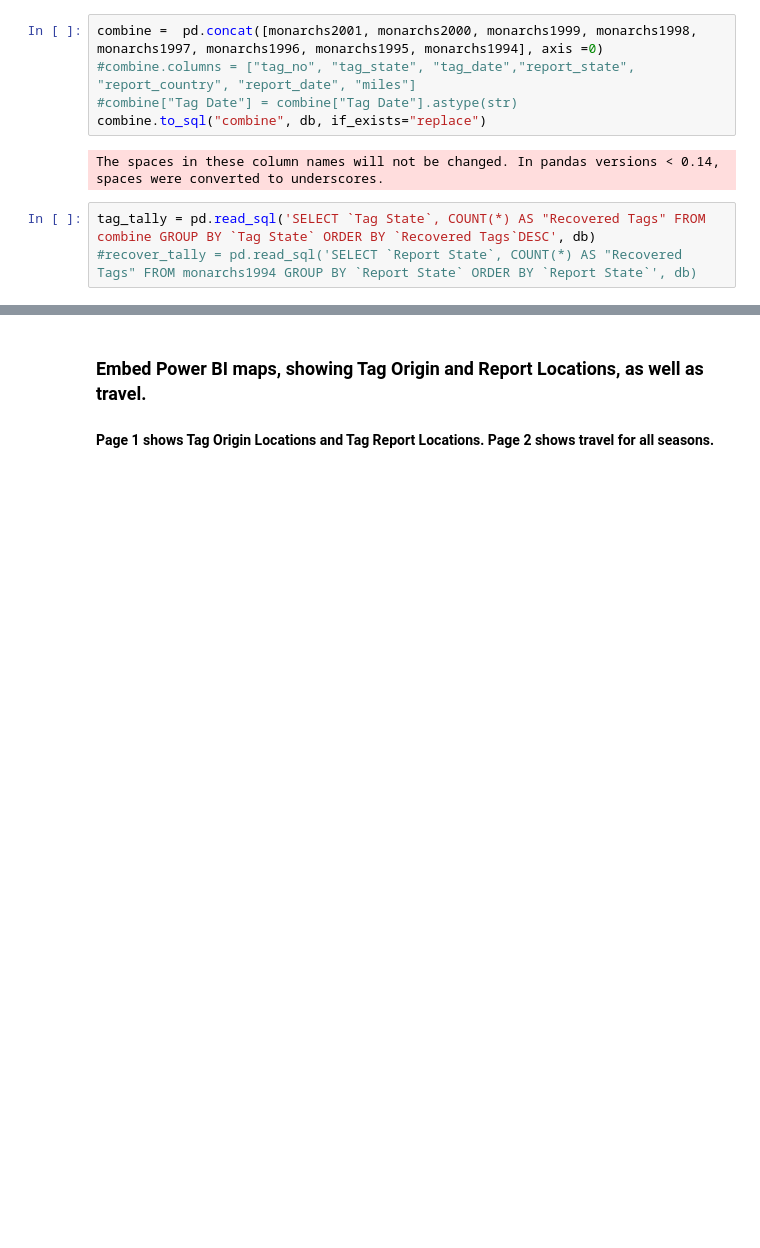
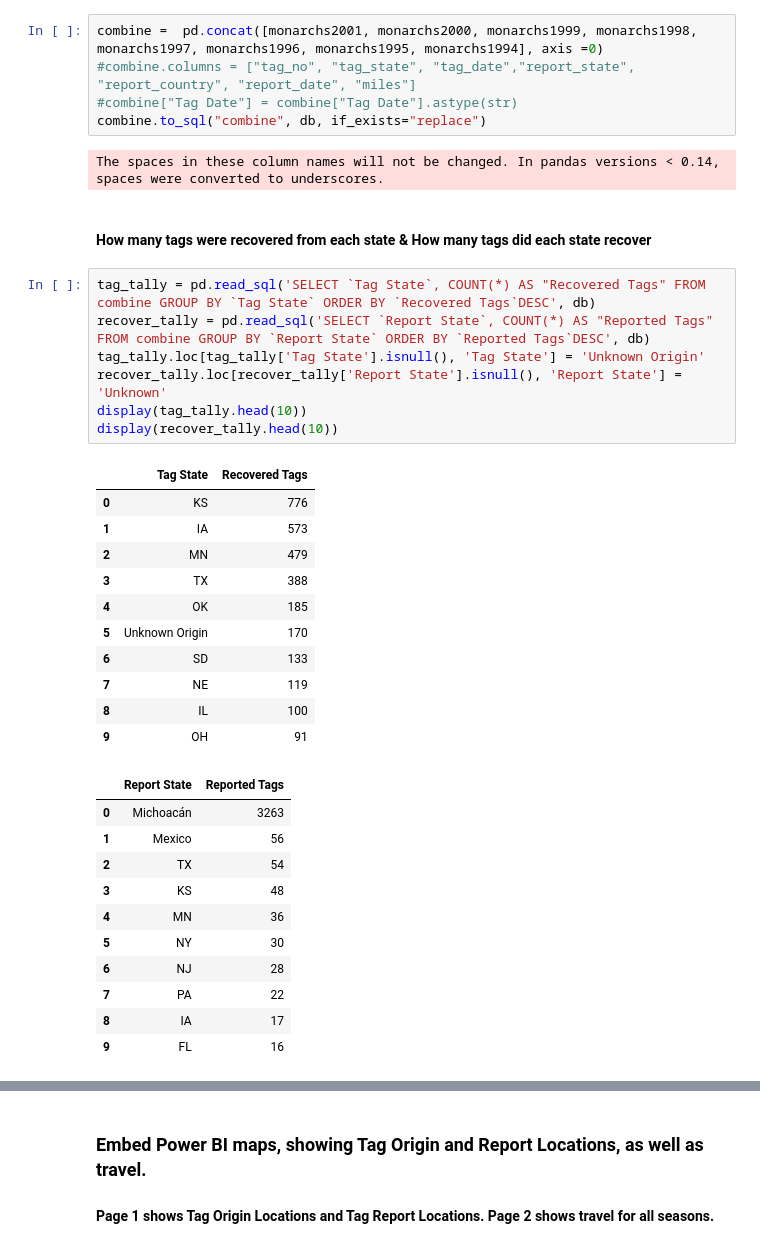
Before and after one commit to ArinkB/Monarchs, a Jupyter notebook: Monarch-Butterfly-Migration.ipynb, the cells around one changed output, grey strips where cells are left out. Drawn from its saved outputs; the diff is of its cells as text; blank space fills up the shorter version.

Commit message:
changed display row, fixed '95 NY:

```diff
--- a/Monarch-Butterfly-Migration.ipynb
+++ b/Monarch-Butterfly-Migration.ipynb
@@ -64,9 +71,38 @@ combine =  pd.concat([monarchs2001, monarchs2000, monarchs1999, monarchs1998, mo
 combine.to_sql("combine", db, if_exists="replace")
 # %% [output]
 The spaces in these column names will not be changed. In pandas versions < 0.14, spaces were converted to underscores.
+# %% [markdown]
+#### How many tags were recovered from each state & How many tags did each state recover
 # %%
 tag_tally = pd.read_sql('SELECT `Tag State`, COUNT(*) AS "Recovered Tags" FROM combine GROUP BY `Tag State` ORDER BY `Recovered Tags`DESC', db)
-#recover_tally = pd.read_sql('SELECT `Report State`, COUNT(*) AS "Recovered Tags" FROM monarchs1994 GROUP BY `Report State` ORDER BY `Report State`', db)
+recover_tally = pd.read_sql('SELECT `Report State`, COUNT(*) AS "Reported Tags" FROM combine GROUP BY `Report State` ORDER BY `Reported Tags`DESC', db)
+tag_tally.loc[tag_tally['Tag State'].isnull(), 'Tag State'] = 'Unknown Origin'
+recover_tally.loc[recover_tally['Report State'].isnull(), 'Report State'] = 'Unknown'
+display(tag_tally.head(10))
+display(recover_tally.head(10))
+# %% [output]
+|  | Tag State | Recovered Tags |
+| 0 | KS | 776 |
+| 1 | IA | 573 |
+| 2 | MN | 479 |
+| 3 | TX | 388 |
+| 4 | OK | 185 |
+| 5 | Unknown Origin | 170 |
+| 6 | SD | 133 |
+| 7 | NE | 119 |
+| 8 | IL | 100 |
+| 9 | OH | 91 |
+|  | Report State | Reported Tags |
+| 0 | Michoacán | 3263 |
+| 1 | Mexico | 56 |
+| 2 | TX | 54 |
+| 3 | KS | 48 |
+| 4 | MN | 36 |
+| 5 | NY | 30 |
+| 6 | NJ | 28 |
+| 7 | PA | 22 |
+| 8 | IA | 17 |
+| 9 | FL | 16 |
 # %%
 data = dict (
     type = 'choropleth',
```
Also changed, not shown: parts of 2 cells of this notebook, 5 other files.
